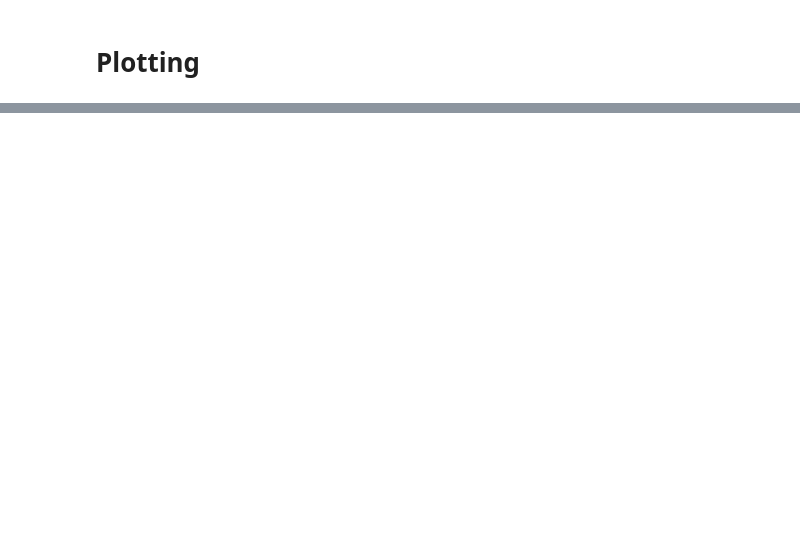
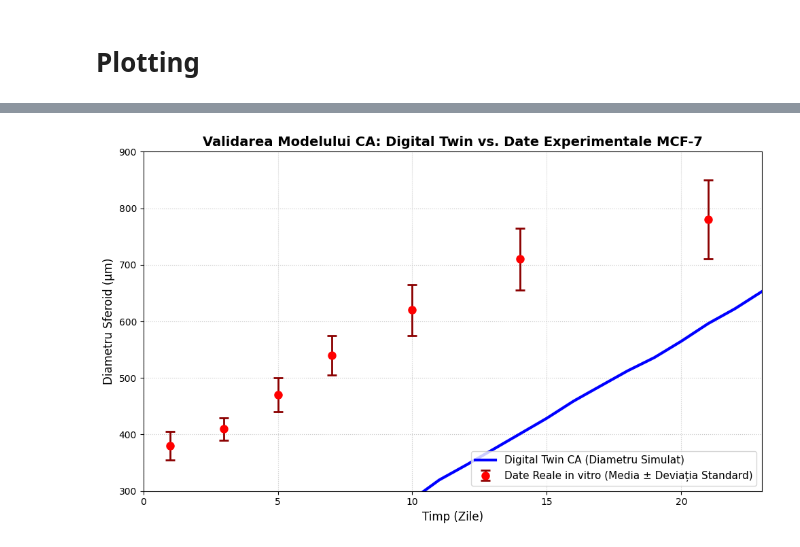
Before and after one commit to DPFrateanu/tumor-modelling, a Jupyter notebook: digital-twin.ipynb, the cells around one changed output, grey strips where cells are left out. Cells and saved outputs as stored; diff of their text form; code cells hidden in the pictures; blank space fills up the shorter version.

Commit message:
model fitted

```diff
--- a/digital-twin.ipynb
+++ b/digital-twin.ipynb
@@ -133,0 +158,44 @@ plt.show()
+# %%
+import numpy as np
+import matplotlib.pyplot as plt
+
+# 1. Datele experimentale reale (in vitro) pentru MCF-7
+# Acestea sunt mediile și deviațiile standard extrase din literatură
+zile_exp = [1, 3, 5, 7, 10, 14, 21]
+diametre_exp = [380, 410, 470, 540, 620, 710, 780]
+erori_exp = [25, 20, 30, 35, 45, 55, 70]
+
+# 2. Conversia datelor din simularea ta (Digital Twin)
+# Transformăm lista ta 'istoric_volum' (număr celule) într-un array NumPy
+istoric_volum_np = np.array(istoric_volum)
+
+# Calculăm diametrul fizic echivalent (în micrometri)
+diametre_simulate = 15 * np.sqrt(istoric_volum_np)
+
+# 3. Desenarea graficului de validare
+plt.figure(figsize=(10, 6))
+
+# Plotează datele experimentale cu bare de eroare (yerr)
+plt.errorbar(zile_exp, diametre_exp, yerr=erori_exp, fmt='o', color='red',
+             ecolor='darkred', elinewidth=2, capsize=5, capthick=2, markersize=8,
+             label='Date Reale in vitro (Media ± Deviația Standard)')
+
+# Plotează rezultatul simulării tale CA
+plt.plot(axa_timp, diametre_simulate, color='blue', linewidth=3,
+         label='Digital Twin CA (Diametru Simulat)')
+
+# Detalii estetice și etichete
+plt.title('Validarea Modelului CA: Digital Twin vs. Date Experimentale MCF-7', fontsize=14, fontweight='bold')
+plt.xlabel('Timp (Zile)', fontsize=12)
+plt.ylabel('Diametru Sferoid (µm)', fontsize=12)
+plt.legend(loc='lower right', fontsize=11)
+plt.grid(True, linestyle=':', alpha=0.7)
+
+# Limităm axele pentru a ne concentra exact pe fereastra experimentului in vitro
+plt.xlim(0, 23)
+plt.ylim(300, 900)
+
+plt.tight_layout()
+plt.show()
+# %% [output]
+[figure, added]
```
Also changed, not shown: parts of 4 cells of this notebook.
